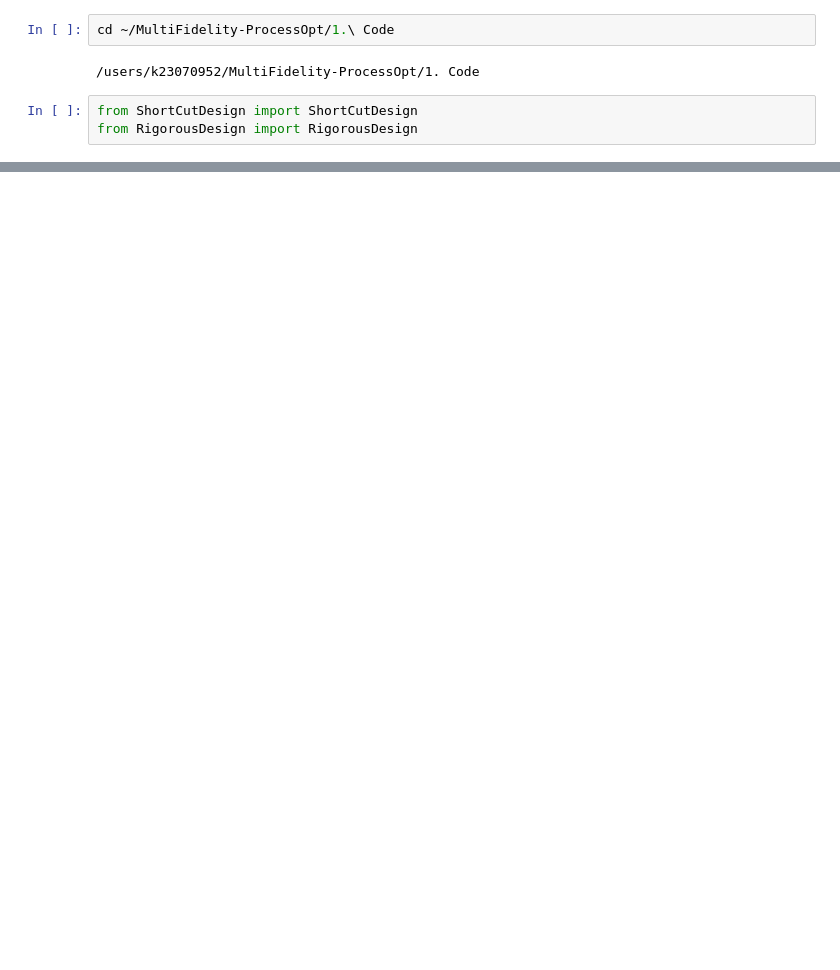
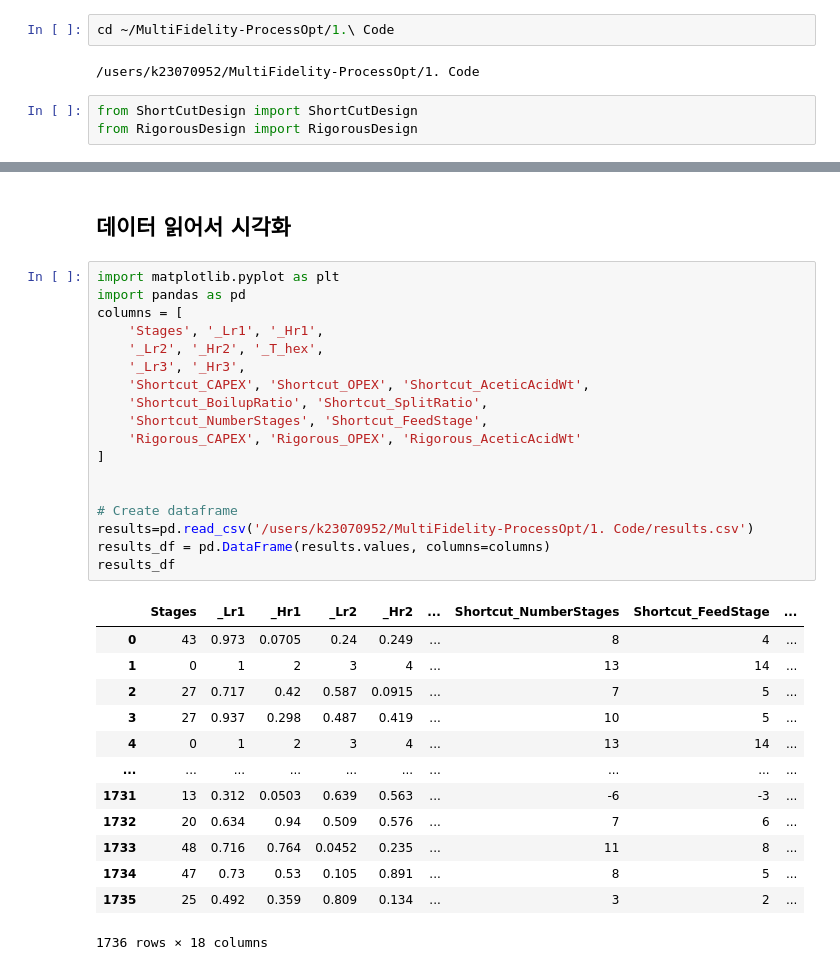
Before and after one commit to jaewook-lee4014/MultiFidelity-ProcessOpt, a Jupyter notebook: 1. Code/RandomSearch_Visualisation.ipynb, the cells around one changed output, grey strips where cells are left out. Drawn from its saved outputs; the diff is of its cells as text; blank space fills up the shorter version.

```diff
--- a/1. Code/RandomSearch_Visualisation.ipynb
+++ b/1. Code/RandomSearch_Visualisation.ipynb
@@ -155,0 +183,34 @@ Error: 'MESHDistillation' object has no attribute '_inlet_cost'
+# %% [markdown]
+## 데이터 읽어서 시각화
+# %%
+import matplotlib.pyplot as plt
+import pandas as pd
+columns = [
+    'Stages', '_Lr1', '_Hr1',
+    '_Lr2', '_Hr2', '_T_hex',
+    '_Lr3', '_Hr3',
+    'Shortcut_CAPEX', 'Shortcut_OPEX', 'Shortcut_AceticAcidWt',
+    'Shortcut_BoilupRatio', 'Shortcut_SplitRatio',
+    'Shortcut_NumberStages', 'Shortcut_FeedStage',
+    'Rigorous_CAPEX', 'Rigorous_OPEX', 'Rigorous_AceticAcidWt'
+]
+
+
+# Create dataframe
+results=pd.read_csv('/users/k23070952/MultiFidelity-ProcessOpt/1. Code/results.csv')
+results_df = pd.DataFrame(results.values, columns=columns)
+results_df
+# %% [output]
+|  | Stages | _Lr1 | _Hr1 | _Lr2 | _Hr2 | ... | Shortcut_NumberStages | Shortcut_FeedStage | ... |
+| 0 | 43 | 0.973 | 0.0705 | 0.24 | 0.249 | ... | 8 | 4 | ... |
+| 1 | 0 | 1 | 2 | 3 | 4 | ... | 13 | 14 | ... |
+| 2 | 27 | 0.717 | 0.42 | 0.587 | 0.0915 | ... | 7 | 5 | ... |
+| 3 | 27 | 0.937 | 0.298 | 0.487 | 0.419 | ... | 10 | 5 | ... |
+| 4 | 0 | 1 | 2 | 3 | 4 | ... | 13 | 14 | ... |
+| ... | ... | ... | ... | ... | ... | ... | ... | ... | ... |
+| 1731 | 13 | 0.312 | 0.0503 | 0.639 | 0.563 | ... | -6 | -3 | ... |
+| 1732 | 20 | 0.634 | 0.94 | 0.509 | 0.576 | ... | 7 | 6 | ... |
+| 1733 | 48 | 0.716 | 0.764 | 0.0452 | 0.235 | ... | 11 | 8 | ... |
+| 1734 | 47 | 0.73 | 0.53 | 0.105 | 0.891 | ... | 8 | 5 | ... |
+| 1735 | 25 | 0.492 | 0.359 | 0.809 | 0.134 | ... | 3 | 2 | ... |
+1736 rows × 18 columns
```
Also changed, not shown: parts of 9 cells of this notebook, 7 other files.
